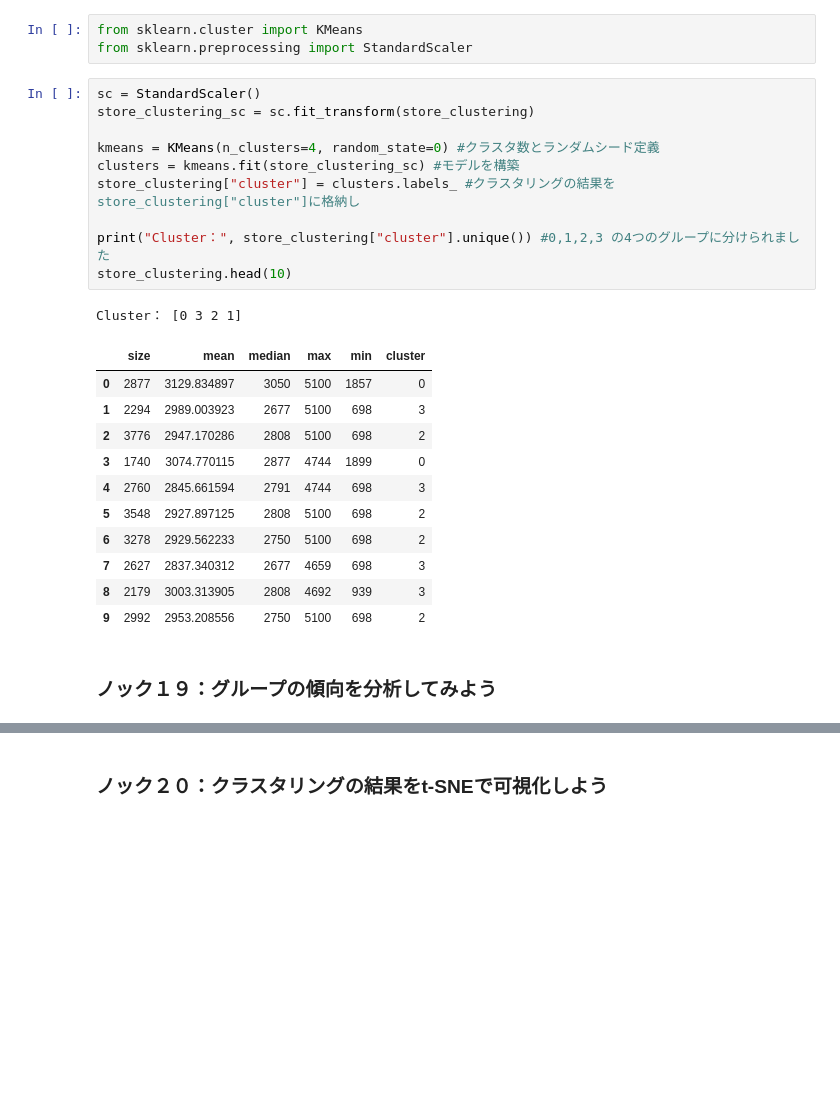
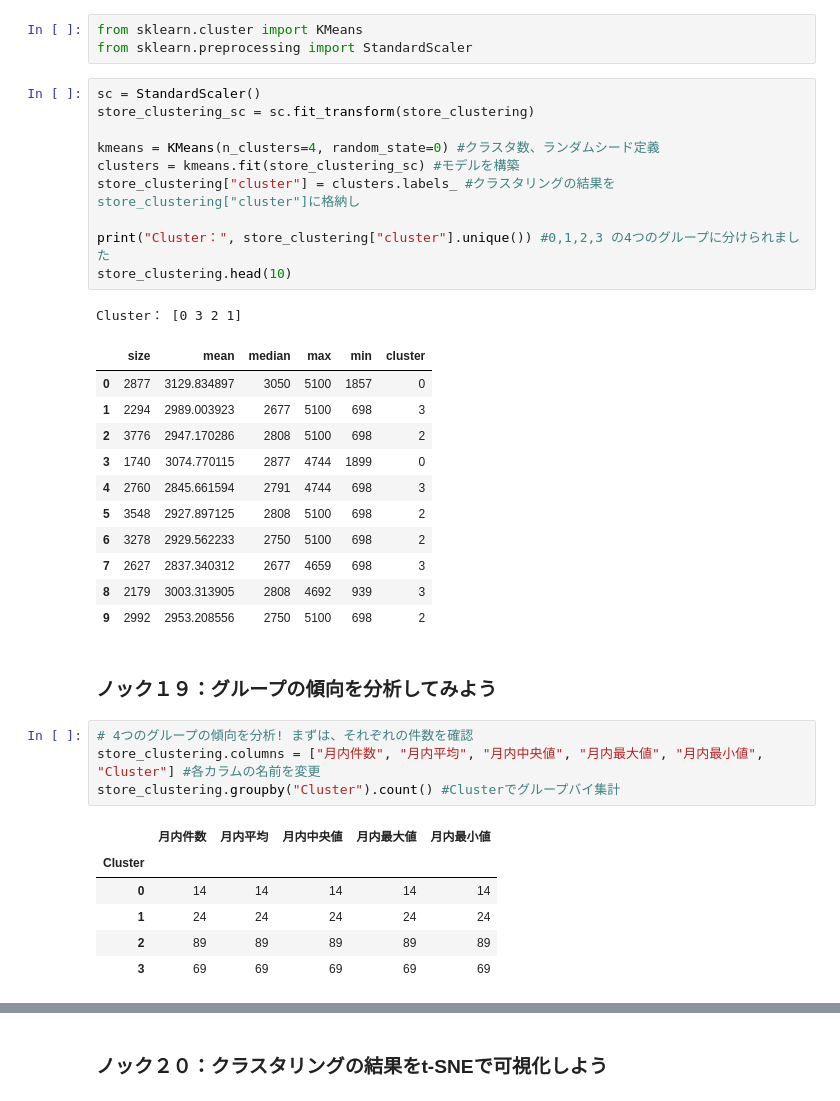
Before and after one commit to GitHiru/ml_academic, a Jupyter notebook: various/offline/books/MLSys_100Knocks/main_chapter/chapter02/study_visualization.ipynb, the cells around one changed output, grey strips where cells are left out. Drawn from its saved outputs; the diff is of its cells as text; blank space fills up the shorter version.

```diff
--- a/various/offline/books/MLSys_100Knocks/main_chapter/chapter02/study_visualization.ipynb
+++ b/various/offline/books/MLSys_100Knocks/main_chapter/chapter02/study_visualization.ipynb
@@ -372,7 +372,7 @@ from sklearn.preprocessing import StandardScaler
 sc = StandardScaler()
 store_clustering_sc = sc.fit_transform(store_clustering)
 
-kmeans = KMeans(n_clusters=4, random_state=0) #クラスタ数とランダムシード定義
+kmeans = KMeans(n_clusters=4, random_state=0) #クラスタ数、ランダムシード定義
 clusters = kmeans.fit(store_clustering_sc) #モデルを構築
 store_clustering["cluster"] = clusters.labels_ #クラスタリングの結果をstore_clustering["cluster"]に格納し
 
@@ -393,3 +393,14 @@ Cluster： [0 3 2 1]
 | 9 | 2992 | 2953.208556 | 2750 | 5100 | 698 | 2 |
 # %% [markdown]
 ### ノック１９：グループの傾向を分析してみよう
+# %%
+# 4つのグループの傾向を分析! まずは、それぞれの件数を確認
+store_clustering.columns = ["月内件数", "月内平均", "月内中央値", "月内最大値", "月内最小値", "Cluster"] #各カラムの名前を変更
+store_clustering.groupby("Cluster").count() #Clusterでグループバイ集計
+# %% [output]
+|  | 月内件数 | 月内平均 | 月内中央値 | 月内最大値 | 月内最小値 |
+| Cluster |  |  |  |  |  |
+| 0 | 14 | 14 | 14 | 14 | 14 |
+| 1 | 24 | 24 | 24 | 24 | 24 |
+| 2 | 89 | 89 | 89 | 89 | 89 |
+| 3 | 69 | 69 | 69 | 69 | 69 |
```
Also changed, not shown: parts of 3 cells of this notebook.
